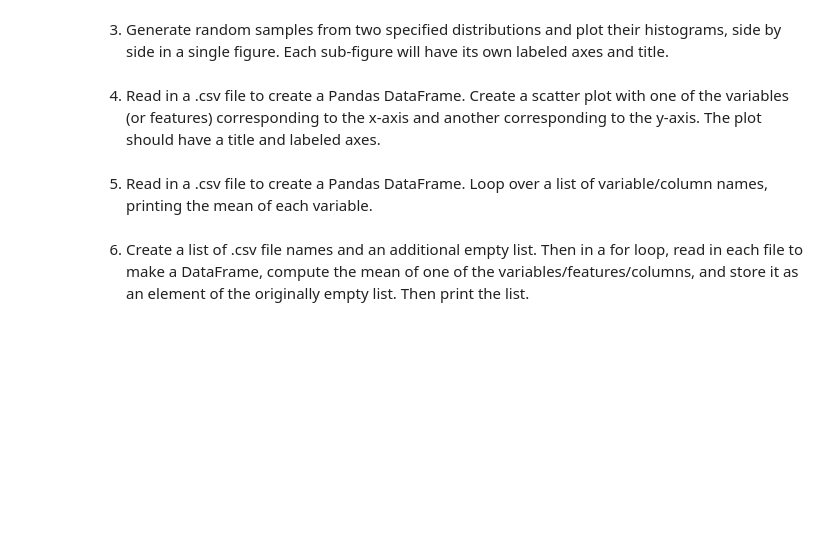
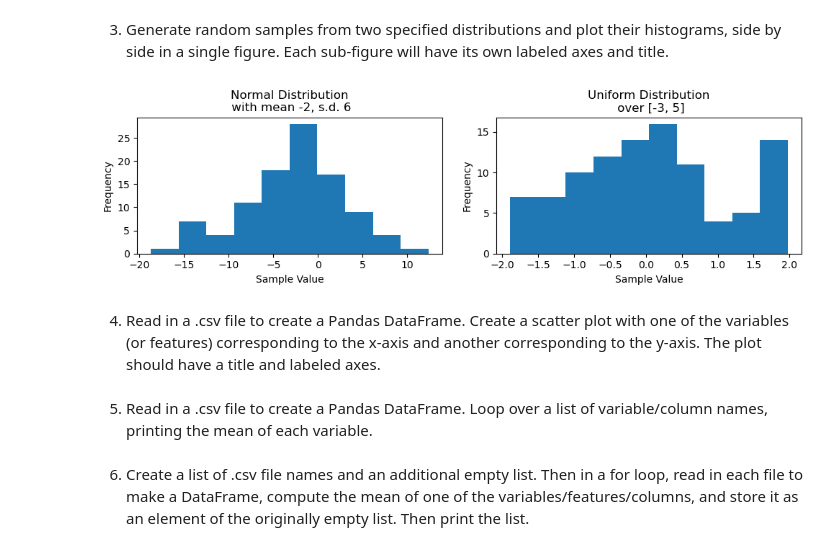
Before and after one commit to HenrySpin/qtm151fall2025, a Jupyter notebook: Quiz1_Prep/QUIZ 1 giude.ipynb, the cells around one changed output. Drawn from its saved outputs; the diff is of its cells as text; code cells hidden in the pictures; blank space fills up the shorter version.

```diff
--- a/Quiz1_Prep/QUIZ 1 giude.ipynb
+++ b/Quiz1_Prep/QUIZ 1 giude.ipynb
@@ -53,27 +55,31 @@ plt.show()
 # %%
 # Reffer to Lecture 8 for help
 
 # Example distributions
-samples_1 = np.random.normal(loc=0, scale=1, size=num_samples)   # Normal distribution
+# Normal distribution
+num_samples = 100
+samples_1 = np.random.normal(loc=-2, scale=6, size=num_samples)  # Normal distribution
 samples_2 = np.random.uniform(low=-2, high=2, size=num_samples)  # Uniform distribution
 
-fig, subfig_array = plt.subplots(nrows = 1, ncols = 3, figsize = (9,3))
+fig, subfig_array = plt.subplots(nrows = 1, ncols = 2, figsize = (10,3))
 
 # First sub-figure
 subfig_array[0].hist(samples_1)
 subfig_array[0].set_title("Normal Distribution\n with mean -2, s.d. 6")
 subfig_array[0].set_xlabel("Sample Value")
 subfig_array[0].set_ylabel("Frequency")
 
 # Second sub-figure
 subfig_array[1].hist(samples_2)
 subfig_array[1].set_title("Uniform Distribution\n over [-3, 5]")
 subfig_array[1].set_xlabel("Sample Value")
 subfig_array[1].set_ylabel("Frequency")
 
 
 # The tight layout option ensures that the axes are not overlapping
 plt.tight_layout()
+# %% [output]
+[figure, added]
 # %% [markdown]
 4. Read in a .csv file to create a Pandas DataFrame. Create a scatter plot with one of the variables (or features) corresponding to the x-axis and another corresponding to the y-axis. The plot should have a title and labeled axes.
 # %%
```
Also changed, not shown: parts of 4 cells of this notebook, 13 other files.
